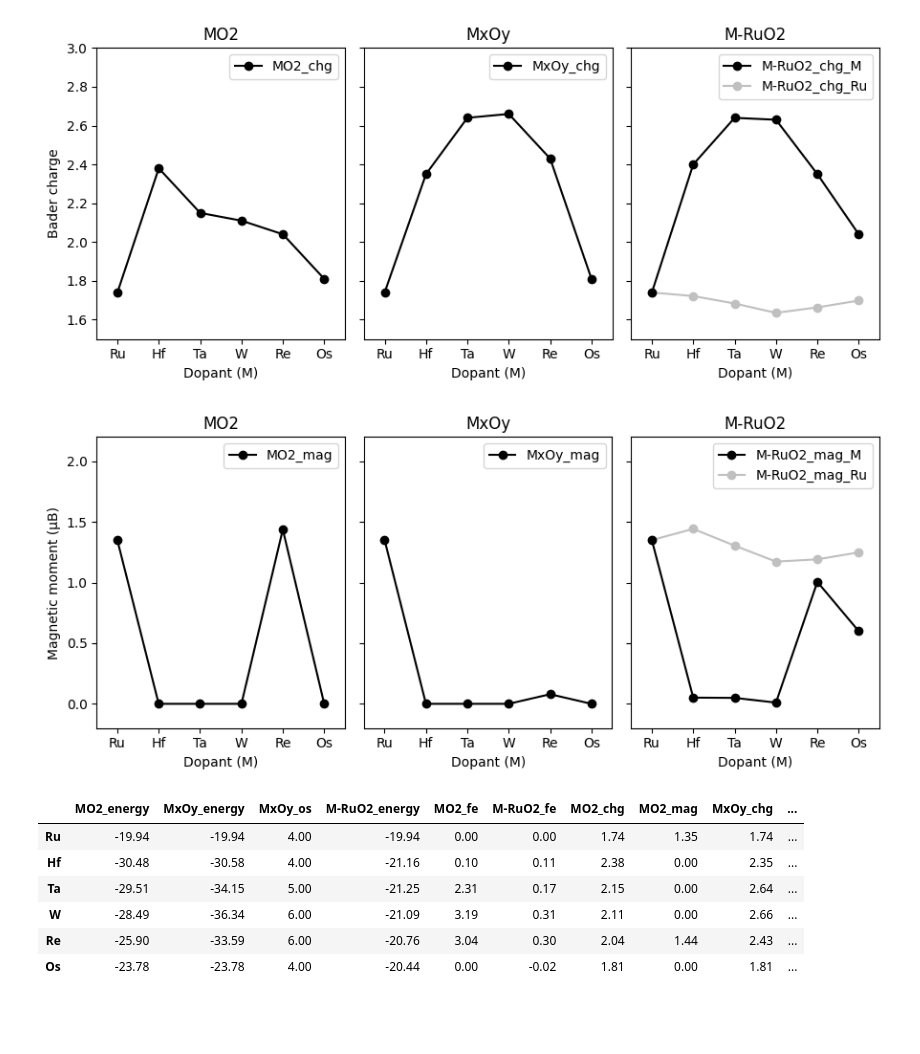
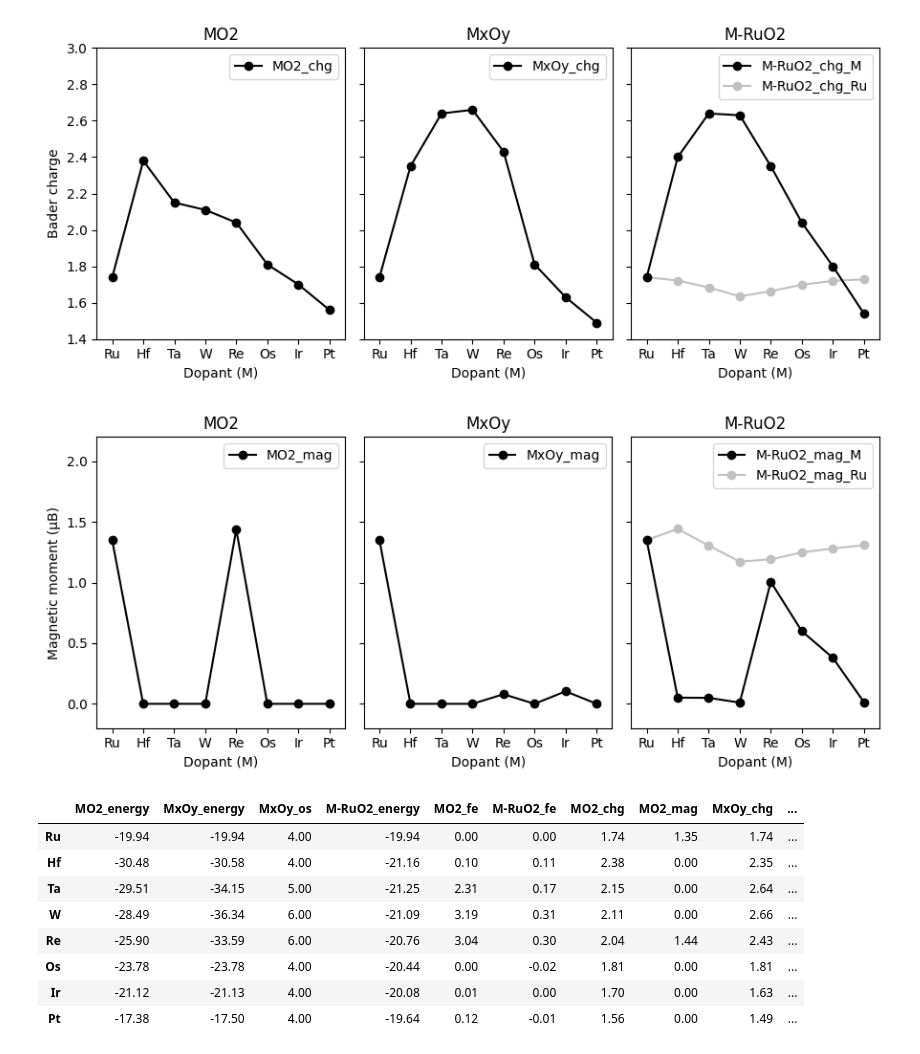
Before and after one commit to jhyeonjung97/tools, a Jupyter notebook: ruo2/icohp.ipynb, the cells around one changed output. Drawn from its saved outputs; the diff is of its cells as text; code cells hidden in the pictures; blank space fills up the shorter version.

```diff
--- a/ruo2/icohp.ipynb
+++ b/ruo2/icohp.ipynb
@@ -25,7 +40,7 @@ data = pd.DataFrame(index=['Ru', 'Hf', 'Ta', 'W', 'Re', 'Os', 'Ir', 'Pt'])
 # %%
 for dir in ['1_bulk_MO2', '2_bulk_MxOy', '3_bulk_M-RuO2']:
     oxide_type = dir.split('_')[2]
-    for subdir in ['0_Ru', '1_Hf', '2_Ta', '3_W', '4_Re', '5_Os']:
+    for subdir in ['0_Ru', '1_Hf', '2_Ta', '3_W', '4_Re', '5_Os', '6_Ir', '7_Pt']:
         element = subdir.split('_')[1]
         path = os.path.join(root, dir, subdir)
         energy_file = os.path.join(path, 'final_with_calculator.json')
@@ -71,7 +88,7 @@ ax.set_ylabel('Formation energy (eV)')
 ax.set_xticks(range(len(data.index)))
 ax.set_xticklabels(data.index.tolist())
 ax.legend(loc='best')
-ax.set_xlim(-0.5, 5.5)
+ax.set_xlim(-0.5, 7.5)
 ax.set_ylim(-0.4, 3.9)
 
 plt.tight_layout()
@@ -82,7 +99,7 @@ plt.show()
 # %%
 for dir in ['1_bulk_MO2', '2_bulk_MxOy']:
     oxide_type = dir.split('_')[2]
-    for subdir in ['0_Ru', '1_Hf', '2_Ta', '3_W', '4_Re', '5_Os']:
+    for subdir in ['0_Ru', '1_Hf', '2_Ta', '3_W', '4_Re', '5_Os', '6_Ir', '7_Pt']:
         element = subdir.split('_')[1]
         path = os.path.join(root, dir, subdir)
         chg_file = os.path.join(path, 'atoms_bader_charge.json')
@@ -111,7 +130,7 @@ data
 # %%
 for dir in ['3_bulk_M-RuO2']:
     oxide_type = dir.split('_')[2]
-    for subdir in ['0_Ru', '1_Hf', '2_Ta', '3_W', '4_Re', '5_Os']:
+    for subdir in ['0_Ru', '1_Hf', '2_Ta', '3_W', '4_Re', '5_Os', '6_Ir', '7_Pt']:
         element = subdir.split('_')[1]
         path = os.path.join(root, dir, subdir)
         atoms = read(os.path.join(path, 'final_with_calculator.json'))
@@ -154,36 +175,36 @@ fig, axes = plt.subplots(1, 3, figsize=(9, 4), sharey=True)
 
 groups = ['MO2', 'MxOy', 'M-RuO2']
 colors = ['black', 'silver']
 zorders = [2, 1]
 
 for ax, group in zip(axes, groups):
     group_cols = [c for c in data.columns if group in c and 'chg' in c]
 
     for i, col in enumerate(group_cols):
         data[col].plot(
             kind='line',
             marker='o',
             ax=ax,
             color=colors[i % len(colors)],
             zorder=zorders[i % len(zorders)],
             label=col,
         )
     ax.set_title(group)
     ax.set_xlabel('Dopant (M)')
 
-    ax.set_xlim(-0.5, 5.5)
+    ax.set_xlim(-0.5, 7.5)
     ax.set_xticks(range(len(data.index)))
     ax.set_xticklabels(data.index.tolist())
     ax.legend(loc='best')
 
 axes[0].set_ylabel('Bader charge')
-axes[0].set_ylim(1.5, 3.0)
+axes[0].set_ylim(1.4, 3.0)
 
 plt.tight_layout()
 plt.savefig(f'{root}/chg.png', dpi=dpi)
 plt.show()
 # %% [output]
-[figure, old version]
+[figure, new version]
 # %%
 # Fixed: plot MAG-related columns with per-line zorder.
 fig, axes = plt.subplots(1, 3, figsize=(9, 4), sharey=True)
@@ -208,7 +229,7 @@ for ax, group in zip(axes, groups):
     ax.set_title(group)
     ax.set_xlabel('Dopant (M)')
 
-    ax.set_xlim(-0.5, 5.5)
+    ax.set_xlim(-0.5, 7.5)
     ax.set_xticks(range(len(data.index)))
     ax.set_xticklabels(data.index.tolist())
     ax.legend(loc='best')
@@ -220,7 +241,7 @@ plt.tight_layout()
 plt.savefig(f'{root}/mag.png', dpi=dpi)
 plt.show()
 # %% [output]
-[figure, old version]
+[figure, new version]
 # %%
 def calculate_icohp_means_MO2(icohp_file):
     """
@@ -274,7 +295,7 @@ def calculate_icohp_means_MO2(icohp_file):
 
 for dir in ['1_bulk_MO2']:
     oxide_type = dir.split('_')[2]
-    for subdir in ['0_Ru', '1_Hf', '2_Ta', '3_W', '4_Re', '5_Os']:
+    for subdir in ['0_Ru', '1_Hf', '2_Ta', '3_W', '4_Re', '5_Os', '6_Ir', '7_Pt']:
         element = subdir.split('_')[1]
         icohp_file = os.path.join(root, dir, 'cohp', subdir, 'icohplist.txt')
         if os.path.exists(icohp_file):
@@ -294,6 +315,8 @@ data
 | W | -28.49 | -36.34 | 6.00 | -21.09 | 3.19 | 0.31 | 2.11 | 0.00 | 2.66 | ... |
 | Re | -25.90 | -33.59 | 6.00 | -20.76 | 3.04 | 0.30 | 2.04 | 1.44 | 2.43 | ... |
 | Os | -23.78 | -23.78 | 4.00 | -20.44 | 0.00 | -0.02 | 1.81 | 0.00 | 1.81 | ... |
+| Ir | -21.12 | -21.13 | 4.00 | -20.08 | 0.01 | 0.00 | 1.70 | 0.00 | 1.63 | ... |
+| Pt | -17.38 | -17.50 | 4.00 | -19.64 | 0.12 | -0.01 | 1.56 | 0.00 | 1.49 | ... |
 # %%
 def calculate_icohp_mean_MxOy(icohp_file):
     """
```
Also changed, not shown: parts of 18 cells of this notebook.
